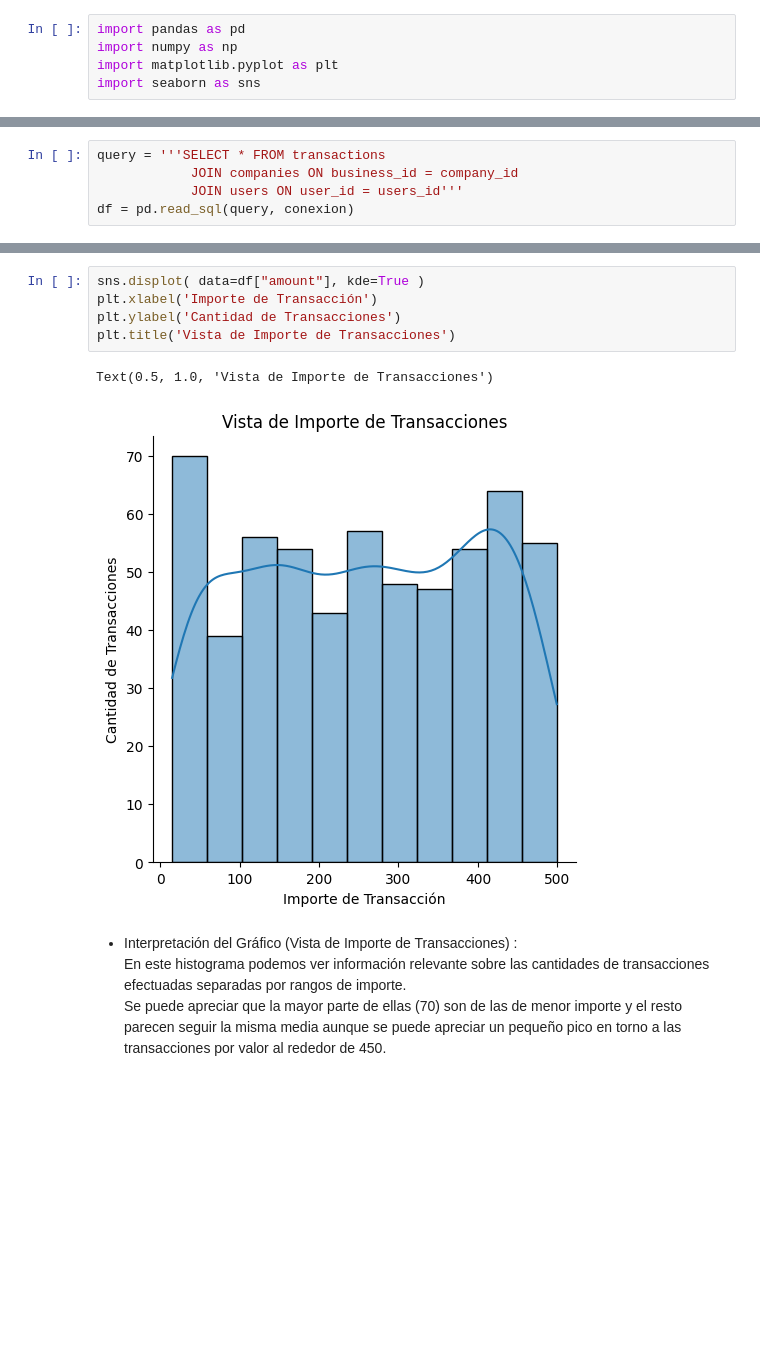
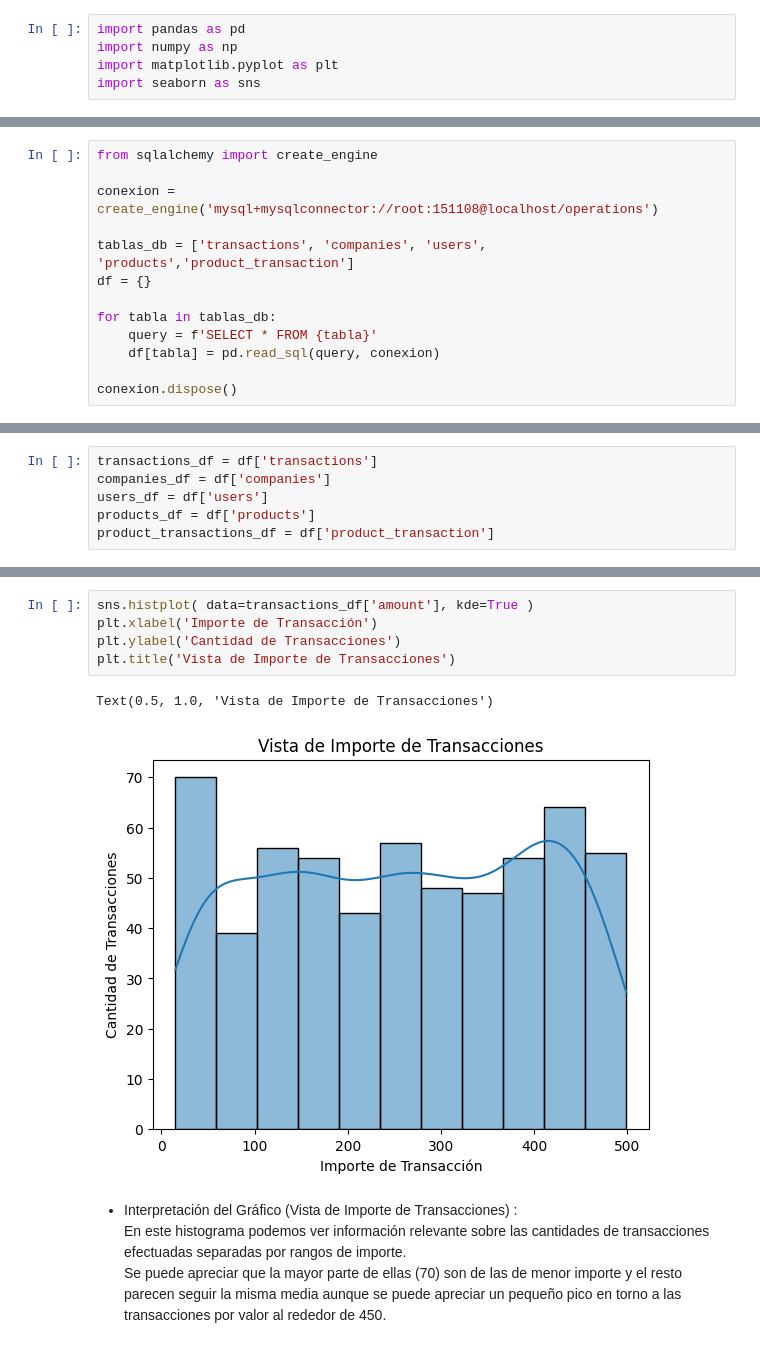
Before and after one commit to Bellengher/SPRINT-1, a Jupyter notebook: SPRINT8.1/Sprint_8_1.ipynb, the cells around one changed output, grey strips where cells are left out. Drawn from its saved outputs; the diff is of its cells as text; blank space fills up the shorter version.

```diff
--- a/SPRINT8.1/Sprint_8_1.ipynb
+++ b/SPRINT8.1/Sprint_8_1.ipynb
@@ -27,5 +25,0 @@ import seaborn as sns
-# %%
-query = '''SELECT * FROM transactions
-            JOIN companies ON business_id = company_id
-            JOIN users ON user_id = users_id'''
-df = pd.read_sql(query, conexion)
@@ -59,0 +34,13 @@ memory usage: 119.4+ KB
+# %%
+from sqlalchemy import create_engine
+
+conexion = create_engine('mysql+mysqlconnector://root:151108@localhost/operations')
+
+tablas_db = ['transactions', 'companies', 'users', 'products','product_transaction']
+df = {}
+
+for tabla in tablas_db:
+    query = f'SELECT * FROM {tabla}'
+    df[tabla] = pd.read_sql(query, conexion)
+
+conexion.dispose()
@@ -59,0 +49,6 @@ memory usage: 119.4+ KB
+# %%
+transactions_df = df['transactions']
+companies_df = df['companies']
+users_df = df['users']
+products_df = df['products']
+product_transactions_df = df['product_transaction']
@@ -68,12 +113,12 @@ memory usage: 119.4+ KB
     * Se le pone título al gráfico.
 # %%
-sns.displot( data=df["amount"], kde=True )
+sns.histplot( data=transactions_df['amount'], kde=True )
 plt.xlabel('Importe de Transacción')
 plt.ylabel('Cantidad de Transacciones')
 plt.title('Vista de Importe de Transacciones')
 # %% [output]
 Text(0.5, 1.0, 'Vista de Importe de Transacciones')
-[figure, old version]
+[figure, new version]
 # %% [markdown]
 * Interpretación del Gráfico (Vista de Importe de Transacciones) :
 En este histograma podemos ver información relevante sobre las cantidades de transacciones efectuadas separadas por rangos de importe.
```
Also changed, not shown: parts of 90 cells of this notebook.
